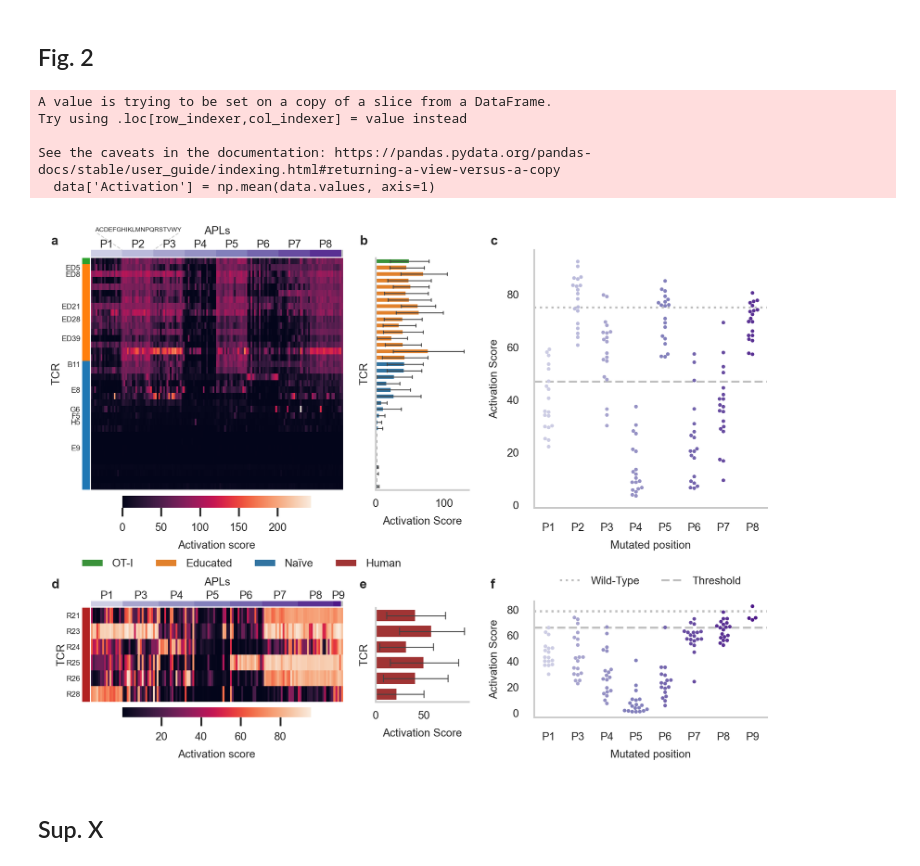
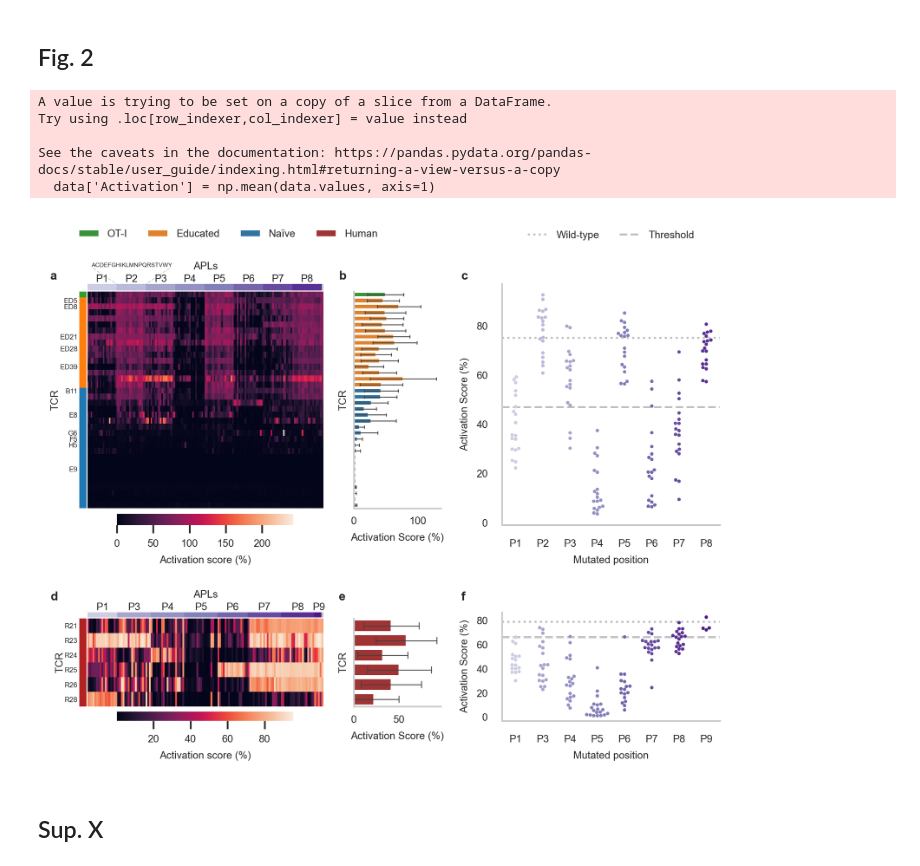
Before and after one commit to SchubertLab/TcrPrediction_MutatedAPLs, a Jupyter notebook: manuscript/figure_2.ipynb, the cells around one changed output. Saved outputs shown, nothing was run; the diff lists cells and outputs as text; code cells hidden in the pictures.

Commit message:
old figure design

```diff
--- a/manuscript/figure_2.ipynb
+++ b/manuscript/figure_2.ipynb
@@ -186,7 +186,7 @@ def plot_activation_heatmap(data, gs_full, fig, yscale=1):
     ax_main = fig.add_subplot(gs[3])
     ax_cbar = fig.add_subplot(gs_3[2])
     plot = sb.heatmap(data, ax=ax_main, cbar_ax=ax_cbar, cmap=cmap_heatmap,
-                      cbar_kws={'label': 'Activation score', "orientation": "horizontal", 'pad': 0.1})
+                      cbar_kws={'label': 'Activation score (%)', "orientation": "horizontal", 'pad': 0.1})
 
     plot.set_yticks([])
     plot.set_xticks([])
@@ -194,7 +194,7 @@ def plot_activation_heatmap(data, gs_full, fig, yscale=1):
     ax_main.grid(False)
     sb.despine(ax=ax_main, top=True, right=True, left=True, bottom=True)
 # %%
-def plot_tcrs_averaged(data_long, gs_full, xlabel='Activation Score', yscale=1., fig=None):
+def plot_tcrs_averaged(data_long, gs_full, xlabel='Activation Score (%)', yscale=1., fig=None):
     gs_12 = mpl.gridspec.GridSpecFromSubplotSpec(subplot_spec=gs_full,
                                           nrows=2, ncols=1,
                                           height_ratios=[0.03*yscale+1, 0.05*yscale],
@@ -229,7 +229,7 @@ def plot_tcrs_averaged(data_long, gs_full, xlabel='Activation Score', yscale=1.,
     sb.despine(ax=ax)
     return ax
 # %%
-def plot_epitopes(data, ax, ylabel='Activation Score', base_epitope='SIINFEKL', threshold=46.9, do_legend=False):
+def plot_epitopes(data, ax, ylabel='Activation Score (%)', base_epitope='SIINFEKL', threshold=46.9, do_legend=False):
     columns = [x for x in data.columns if x.startswith('Ed') or x.startswith('R')]
     data = data[columns]
     data['Activation'] = np.mean(data.values, axis=1)
@@ -254,9 +254,9 @@ def plot_epitopes(data, ax, ylabel='Activation Score', base_epitope='SIINFEKL',
         plot.get_legend().remove()
     else:
         handles = [line_base, line_thresh] if threshold else [line_base]
-        names =  ['Wild-Type', 'Threshold'] if threshold else ['Wild-Typ']
+        names =  ['Wild-type', 'Threshold'] if threshold else ['Wild-type']
         plot.legend(handles, names, ncol=2,
-                    bbox_to_anchor=(0.5, 1.3), loc='upper center', frameon=False)
+                    bbox_to_anchor=(0.5, 1.26), loc='upper center', frameon=False)
 
     ax.grid(False)
     sb.despine(ax=ax)
@@ -276,7 +276,7 @@ def plot_tcr_legend(label_ax, plotting_ax):
             labels[i] = 'OT-I'
 
     plotting_ax.legend(handles=handles[:], labels=labels[:], ncol=4,
-                       bbox_to_anchor=(0.38, 1.625), loc='upper right', frameon=False)
+                       bbox_to_anchor=(0.38, 1.33), loc='upper right', frameon=False)
 # %% [markdown]
 ## Fig. 2
 # %%
@@ -349,37 +349,37 @@ axes['ax_c'] = fig.add_subplot(gridspecs['gs_23'][1])
 axes['ax_f'] = fig.add_subplot(gridspecs['gs_56'][1])
 
 plot_activation_heatmap(data_mice_norm, gridspecs['gs_123'][0], fig)
 axes['ax_b'] = plot_tcrs_averaged(data_mice_norm, gridspecs['gs_23'][0], fig=fig)
-plot_epitopes(data_mice_norm, axes['ax_c'])
+plot_epitopes(data_mice_norm, axes['ax_c'], do_legend=True)
 
 plot_activation_heatmap(data_human_norm, gridspecs['gs_456'][0], fig, yscale=2)
 axes['ax_e'] = plot_tcrs_averaged(data_human_norm, gridspecs['gs_56'][0], yscale=2, fig=fig)
-plot_epitopes(data_human_norm, axes['ax_f'], base_epitope='VPSVWRSSL', threshold=66.09, do_legend=True)
+plot_epitopes(data_human_norm, axes['ax_f'], base_epitope='VPSVWRSSL', threshold=66.09)
 
-plot_tcr_legend([axes['ax_b'], axes['ax_e']], axes['ax_e'])
+plot_tcr_legend([axes['ax_b'], axes['ax_e']], axes['ax_b'])
 
 fig.text(0.09, 0.888, 'a', size='large', weight='bold')
 fig.text(0.439, 0.888, 'b', size='large', weight='bold')
 fig.text(0.587, 0.888, 'c', size='large', weight='bold')
 fig.text(0.09, 0.333, 'd', size='large', weight='bold')
 fig.text(0.439, 0.333, 'e', size='large', weight='bold')
 fig.text(0.587, 0.333, 'f', size='large', weight='bold')
 
 fig.text(0.1395, 0.91, 'ACDEFGHIKLMNPQRSTVWY', size='xx-small')
 line_left = mpl.lines.Line2D([0.142, 0.17], [0.907, 0.88], linestyle='dashed', linewidth=0.5, color='gray', alpha=0.4)
 line_right = mpl.lines.Line2D([0.234, 0.206], [0.907, 0.88], linestyle='dashed', linewidth=0.5, color='gray', alpha=0.4)
 fig.add_artist(line_left)
 fig.add_artist(line_right)
 
 fig.tight_layout()
 fig.savefig('figures/manuscript_fig2_data.pdf', dpi=DPI, bbox_inches='tight')
 # %% [output]
 A value is trying to be set on a copy of a slice from a DataFrame.
 Try using .loc[row_indexer,col_indexer] = value instead
 
 See the caveats in the documentation: https://pandas.pydata.org/pandas-docs/stable/user_guide/indexing.html#returning-a-view-versus-a-copy
   data['Activation'] = np.mean(data.values, axis=1)
-[figure, old version]
+[figure, new version]
 # %% [markdown]
 ## Sup. X
 # %%
```
Also changed, not shown: parts of 3 cells of this notebook, 5 other files.
